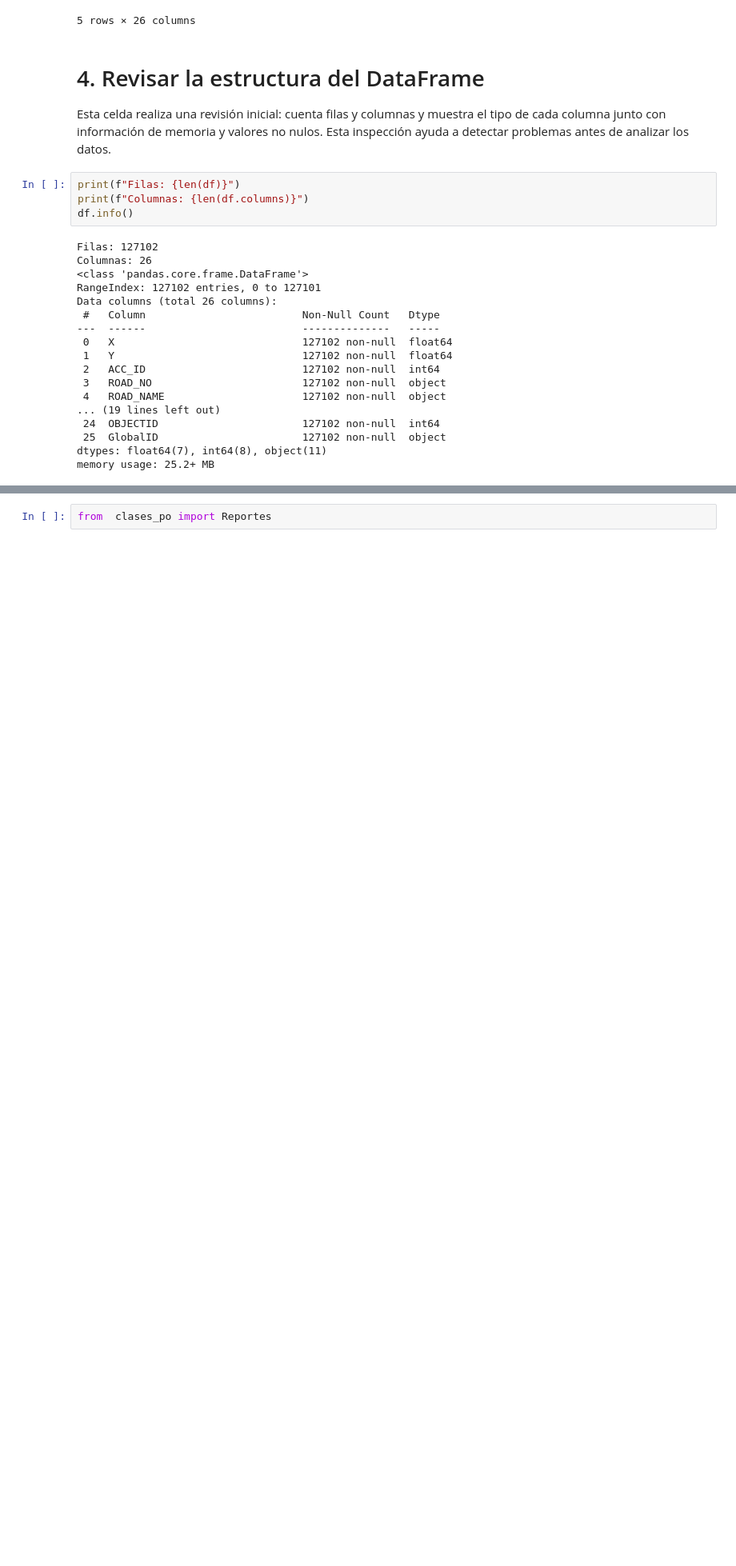
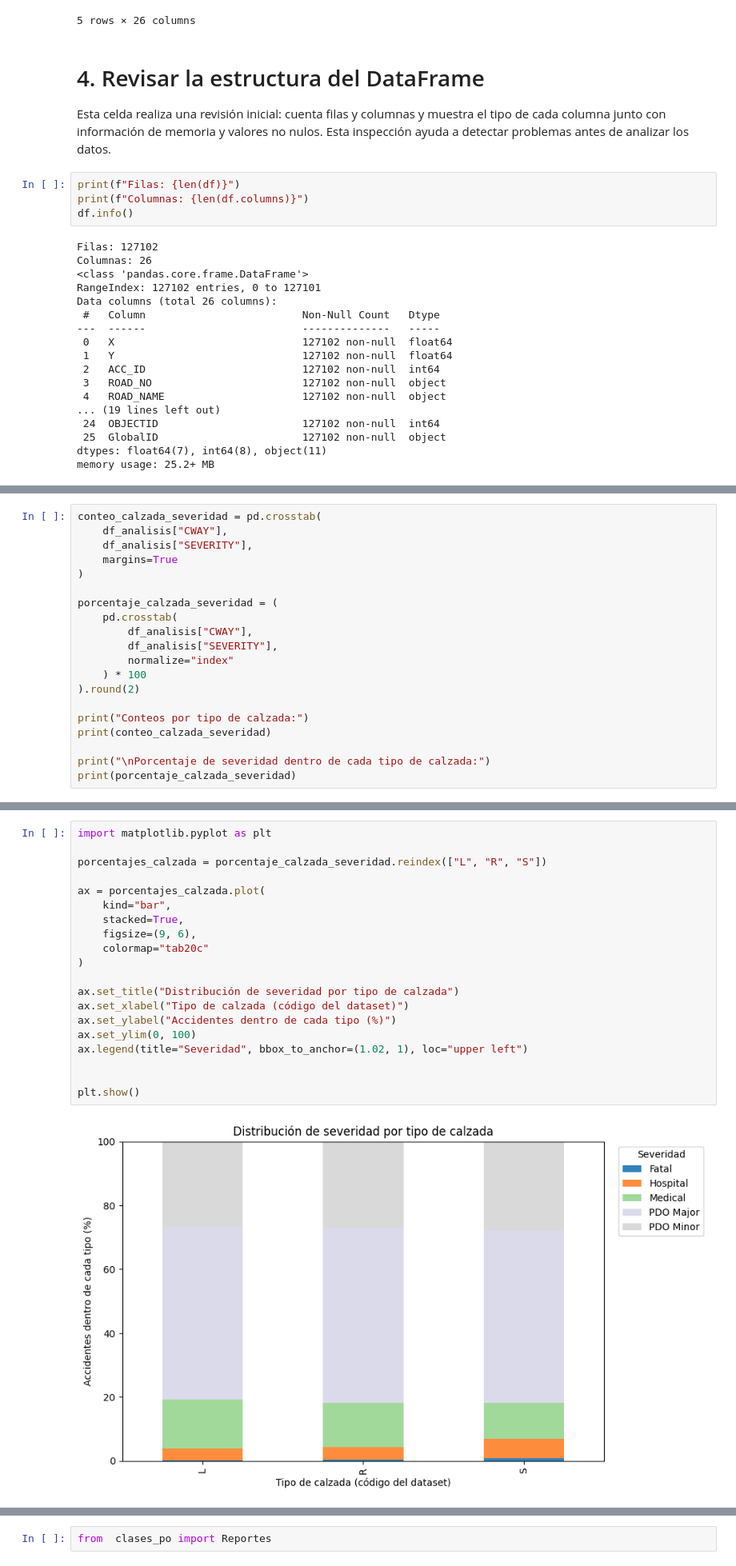
Before and after one commit to juanrenteria-ai/PI_2026_IUD, a Jupyter notebook: src/sincronicas/Semana_1SINC.ipynb, the cells around one changed output, grey strips where cells are left out. Shown at 80% size. Cells and saved outputs as stored; diff of their text form; blank space fills up the shorter version.

```diff
--- a/src/sincronicas/Semana_1SINC.ipynb
+++ b/src/sincronicas/Semana_1SINC.ipynb
@@ -81,0 +327,20 @@ memory usage: 25.2+ MB
+# %%
+conteo_calzada_severidad = pd.crosstab(
+    df_analisis["CWAY"],
+    df_analisis["SEVERITY"],
+    margins=True
+)
+
+porcentaje_calzada_severidad = (
+    pd.crosstab(
+        df_analisis["CWAY"],
+        df_analisis["SEVERITY"],
+        normalize="index"
+    ) * 100
+).round(2)
+
+print("Conteos por tipo de calzada:")
+print(conteo_calzada_severidad)
+
+print("\nPorcentaje de severidad dentro de cada tipo de calzada:")
+print(porcentaje_calzada_severidad)
@@ -81,0 +522,22 @@ memory usage: 25.2+ MB
+# %%
+import matplotlib.pyplot as plt
+
+porcentajes_calzada = porcentaje_calzada_severidad.reindex(["L", "R", "S"])
+
+ax = porcentajes_calzada.plot(
+    kind="bar",
+    stacked=True,
+    figsize=(9, 6),
+    colormap="tab20c"
+)
+
+ax.set_title("Distribución de severidad por tipo de calzada")
+ax.set_xlabel("Tipo de calzada (código del dataset)")
+ax.set_ylabel("Accidentes dentro de cada tipo (%)")
+ax.set_ylim(0, 100)
+ax.legend(title="Severidad", bbox_to_anchor=(1.02, 1), loc="upper left")
+
+
+plt.show()
+# %% [output]
+[figure, added]
```
Also changed, not shown: parts of 46 cells of this notebook, 1 other file.
